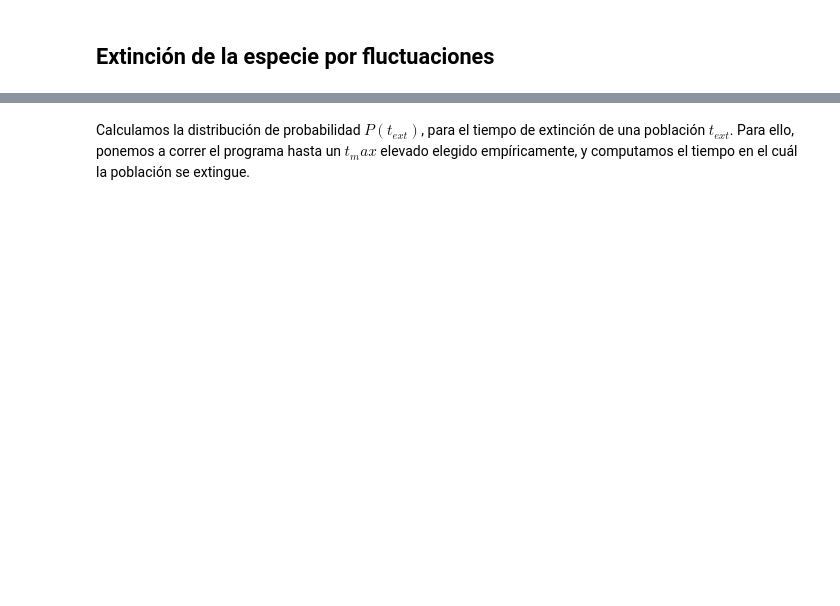
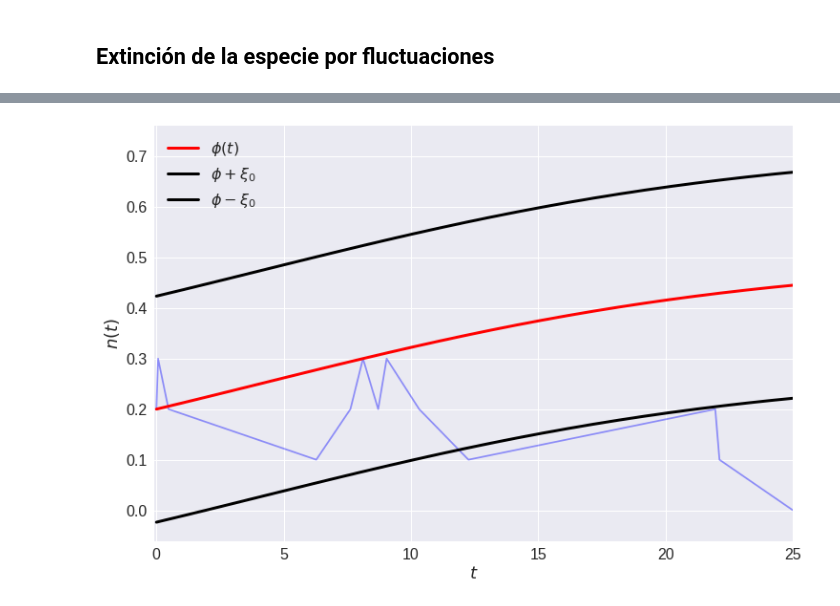
Before and after one commit to denisecammarota/matbio, a Jupyter notebook: tp3/P3_Ej3.ipynb, the cells around one changed output, grey strips where cells are left out. Saved outputs shown, nothing was run; the diff lists cells and outputs as text; code cells hidden in the pictures; blank space fills up the shorter version.

```diff
--- a/tp3/P3_Ej3.ipynb
+++ b/tp3/P3_Ej3.ipynb
@@ -254,30 +283,30 @@ plt.show()
 # %%
 #@title
-omega = 20
+omega = 10
 b = 0.1
-d = 0.4
+d = 0.1
 b = b/omega
 tmax = 100
 tf = 100
-phi0 = 0.1
+phi0 = 0.2
 tlim_graf = 0
 t = np.linspace(0,tmax,100)
 phi,sig_asintotico = sol_exacta(t,b,d,omega,phi0)
 n = int (phi0*omega) #condicion inicial
 fig = plt.figure(figsize=(12,8))
-for i in range(100):
+for i in range(1):
   x1,t1 = simulation_gillespie(2*b,d,omega,n,tf)
   tlim_graf = max(tlim_graf,max(t1))
   plt.plot(t1,np.array(x1)/omega,color='b',alpha=0.4)
 plt.plot(t,phi,'-r',label='$\phi (t)$',linewidth=3)
 plt.plot(t,phi+np.array(sig_asintotico)/np.sqrt(omega),'-k',label=r'$\phi+\xi_{0}$',linewidth=3)
 plt.plot(t,phi-np.array(sig_asintotico)/np.sqrt(omega),'-k',label=r'$\phi - \xi_{0}$',linewidth=3)
 plt.legend(fontsize=16)
 plt.ylabel(r'$n(t)$',fontsize=18)
 plt.xlabel(r'$t$',fontsize=18)
 plt.xticks(fontsize=16)
 plt.yticks(fontsize=16)
 plt.xlim((-0.1,tlim_graf))
 plt.show()
+# %% [output]
+[figure, added]
-# %% [markdown]
-Calculamos la distribución de probabilidad $P(t_{ext})$, para el tiempo de extinción de una población $t_{ext}$. Para ello, ponemos a correr el programa hasta un $t_max$ elevado elegido empíricamente, y computamos el tiempo en el cuál la población se extingue.
```
Also changed, not shown: parts of 5 cells of this notebook.
